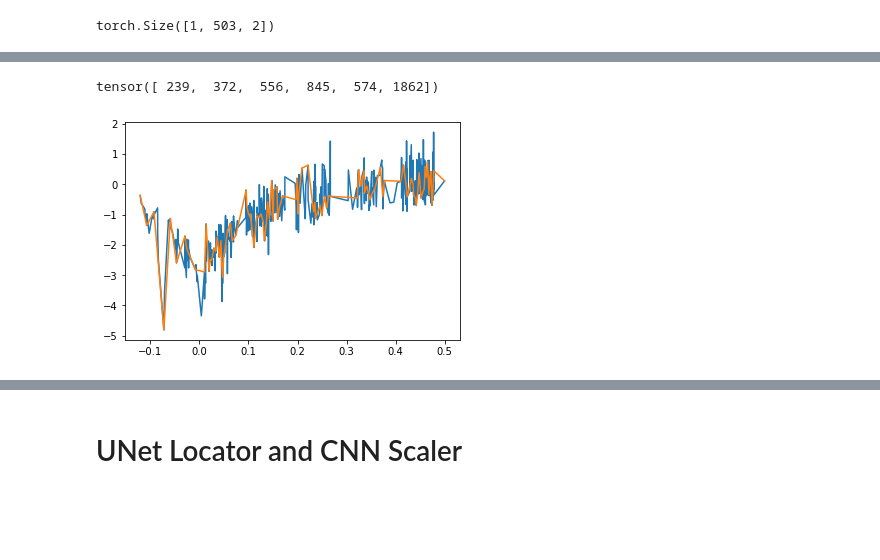
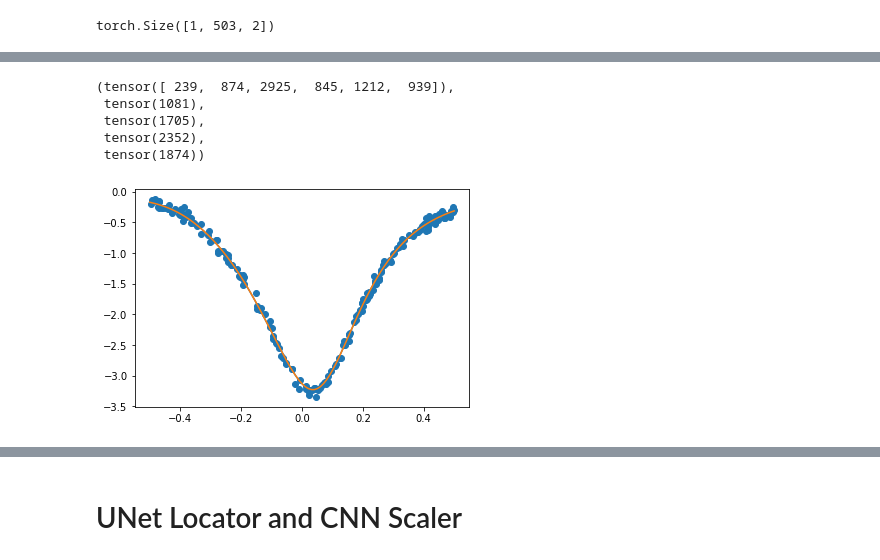
Before and after one commit to haimengzhao/magic-microlensing, a Jupyter notebook: analysis.ipynb, the cells around one changed output, grey strips where cells are left out. Saved outputs shown, nothing was run; the diff lists cells and outputs as text; code cells hidden in the pictures; blank space fills up the shorter version.

```diff
--- a/analysis.ipynb
+++ b/analysis.ipynb
@@ -5,13 +5,20 @@ import matplotlib.pyplot as plt
 %matplotlib inline
 import h5py
 # %%
-with h5py.File('/work/hmzhao/irregular-lc/roman-0-8dof-located-logsig.h5', mode='r') as dataset_file:
+with h5py.File('/work/hmzhao/irregular-lc/roman-1-8dof-located-logsig.h5', mode='r') as dataset_file:
     Y = torch.tensor(dataset_file['Y'][...])
     X_even = torch.tensor(dataset_file['X_even'][...])
     X_rand = torch.tensor(dataset_file['X_random'][...])
 
 # preprocess
 nanind = torch.where(~torch.isnan(X_even[:, 0, 1]))[0]
+Y = Y[nanind]
+
+# discard uncertainty bar
+X_even = X_even[nanind]
+X_rand = X_rand[nanind]
+# preprocess
+nanind = torch.where(~torch.isnan(X_rand[:, 0, 1]))[0]
 Y = Y[nanind]
 
 # discard uncertainty bar
@@ -260,18 +263,23 @@ plt.show()
 Y_filt = Y[torch.where(nll<0)]
 pred_filt = pred[torch.where(nll<0)]
 # %%
-((pred-Y[:num])**2).argmax(dim=0)
+((pred-Y[:num])**2).argmax(dim=0), nll.argmax(), nll_rand.argmax(), nll.argmin(), nll_rand.argmin()
 # %% [output]
-tensor([ 239,  372,  556,  845,  574, 1862])
+(tensor([ 239,  874, 2925,  845, 1212,  939]),
+ tensor(1081),
+ tensor(1705),
+ tensor(2352),
+ tensor(1874))
 # %%
 num = 0
 # print(Y[num])
 # plt.scatter(X_rand[num, :, 0], X_rand[num, :, 1])
 plt.plot(X_even[num, :, 0], X_even[num, :, 1])
 plt.plot(train_logsig[num, :, 0], train_logsig[num, :, 1])
+plt.scatter(X_rand[num, :, 0], X_rand[num, :, 1])
 plt.show()
 # %% [output]
-[figure, old version]
+[figure, new version]
 # %%
 pi, normal = model(train_coeffs[[num]].float().to(device))
 # %%
```
Also changed, not shown: parts of 27 cells of this notebook, 6 other files.
